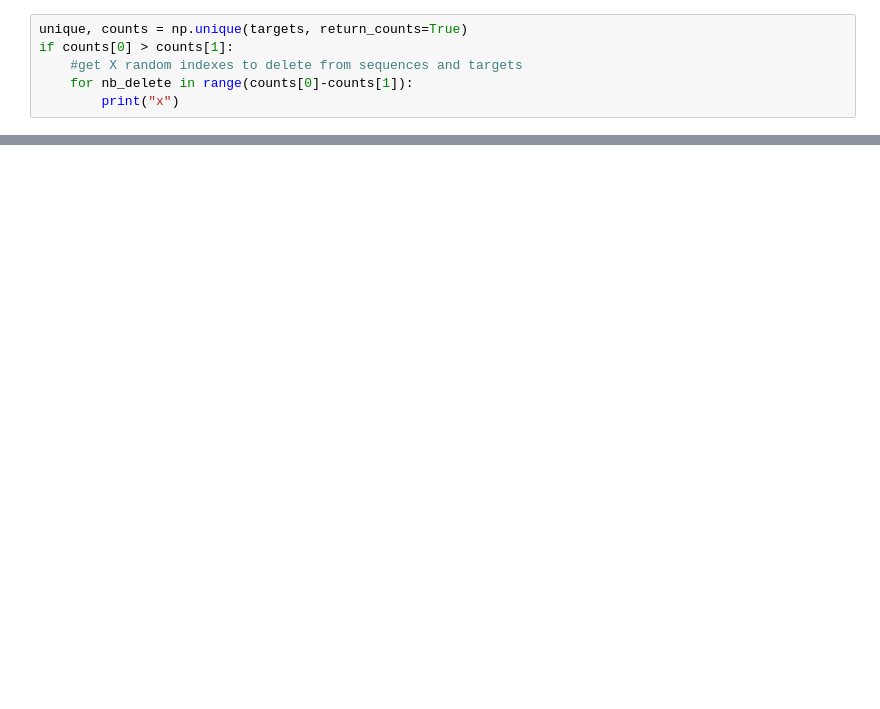
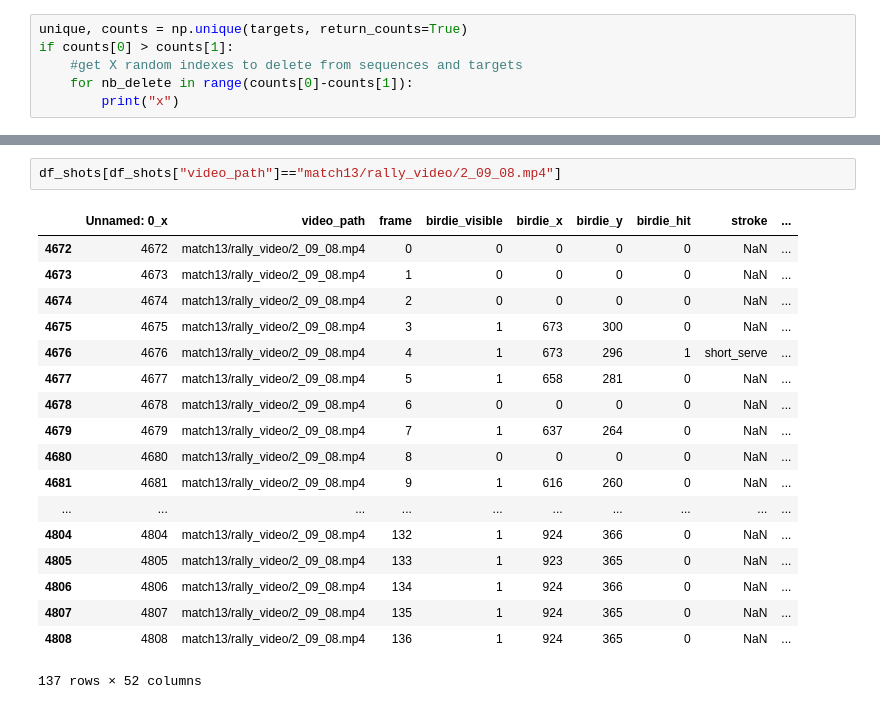
Before and after one commit to PtoNP/bva, a Jupyter notebook: notebooks/class_balances.ipynb, the cells around one changed output, grey strips where cells are left out. Drawn from its saved outputs; the diff is of its cells as text; blank space fills up the shorter version.

```diff
--- a/notebooks/class_balances.ipynb
+++ b/notebooks/class_balances.ipynb
@@ -232,0 +246,21 @@ if counts[0] > counts[1]:
+# %%
+df_shots[df_shots["video_path"]=="match13/rally_video/2_09_08.mp4"]
+# %% [output]
+|  | Unnamed: 0_x | video_path | frame | birdie_visible | birdie_x | birdie_y | birdie_hit | stroke | ... |
+| 4672 | 4672 | match13/rally_video/2_09_08.mp4 | 0 | 0 | 0 | 0 | 0 | NaN | ... |
+| 4673 | 4673 | match13/rally_video/2_09_08.mp4 | 1 | 0 | 0 | 0 | 0 | NaN | ... |
+| 4674 | 4674 | match13/rally_video/2_09_08.mp4 | 2 | 0 | 0 | 0 | 0 | NaN | ... |
+| 4675 | 4675 | match13/rally_video/2_09_08.mp4 | 3 | 1 | 673 | 300 | 0 | NaN | ... |
+| 4676 | 4676 | match13/rally_video/2_09_08.mp4 | 4 | 1 | 673 | 296 | 1 | short_serve | ... |
+| 4677 | 4677 | match13/rally_video/2_09_08.mp4 | 5 | 1 | 658 | 281 | 0 | NaN | ... |
+| 4678 | 4678 | match13/rally_video/2_09_08.mp4 | 6 | 0 | 0 | 0 | 0 | NaN | ... |
+| 4679 | 4679 | match13/rally_video/2_09_08.mp4 | 7 | 1 | 637 | 264 | 0 | NaN | ... |
+| 4680 | 4680 | match13/rally_video/2_09_08.mp4 | 8 | 0 | 0 | 0 | 0 | NaN | ... |
+| 4681 | 4681 | match13/rally_video/2_09_08.mp4 | 9 | 1 | 616 | 260 | 0 | NaN | ... |
+| ... | ... | ... | ... | ... | ... | ... | ... | ... | ... |
+| 4804 | 4804 | match13/rally_video/2_09_08.mp4 | 132 | 1 | 924 | 366 | 0 | NaN | ... |
+| 4805 | 4805 | match13/rally_video/2_09_08.mp4 | 133 | 1 | 923 | 365 | 0 | NaN | ... |
+| 4806 | 4806 | match13/rally_video/2_09_08.mp4 | 134 | 1 | 924 | 366 | 0 | NaN | ... |
+| 4807 | 4807 | match13/rally_video/2_09_08.mp4 | 135 | 1 | 924 | 365 | 0 | NaN | ... |
+| 4808 | 4808 | match13/rally_video/2_09_08.mp4 | 136 | 1 | 924 | 365 | 0 | NaN | ... |
+137 rows × 52 columns
```
Also changed, not shown: parts of 8 cells of this notebook.
